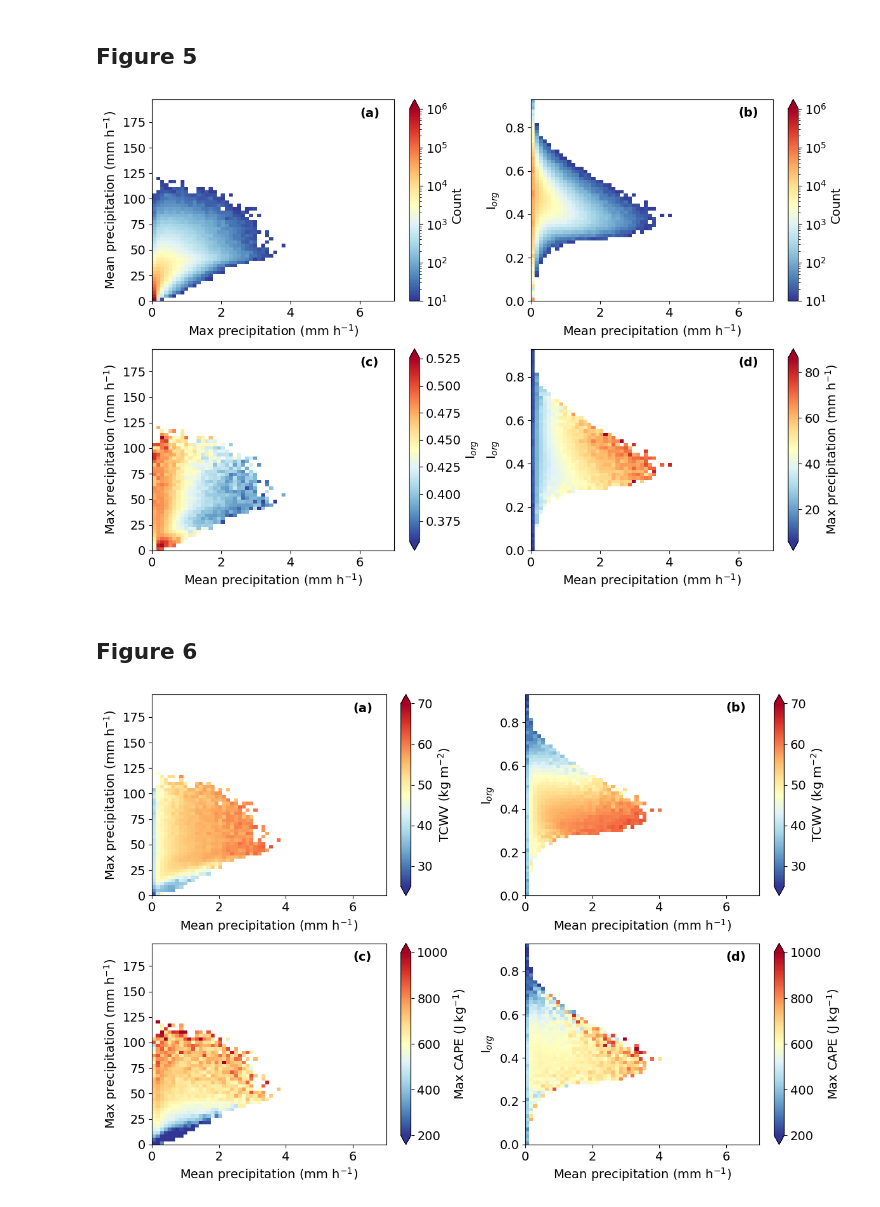
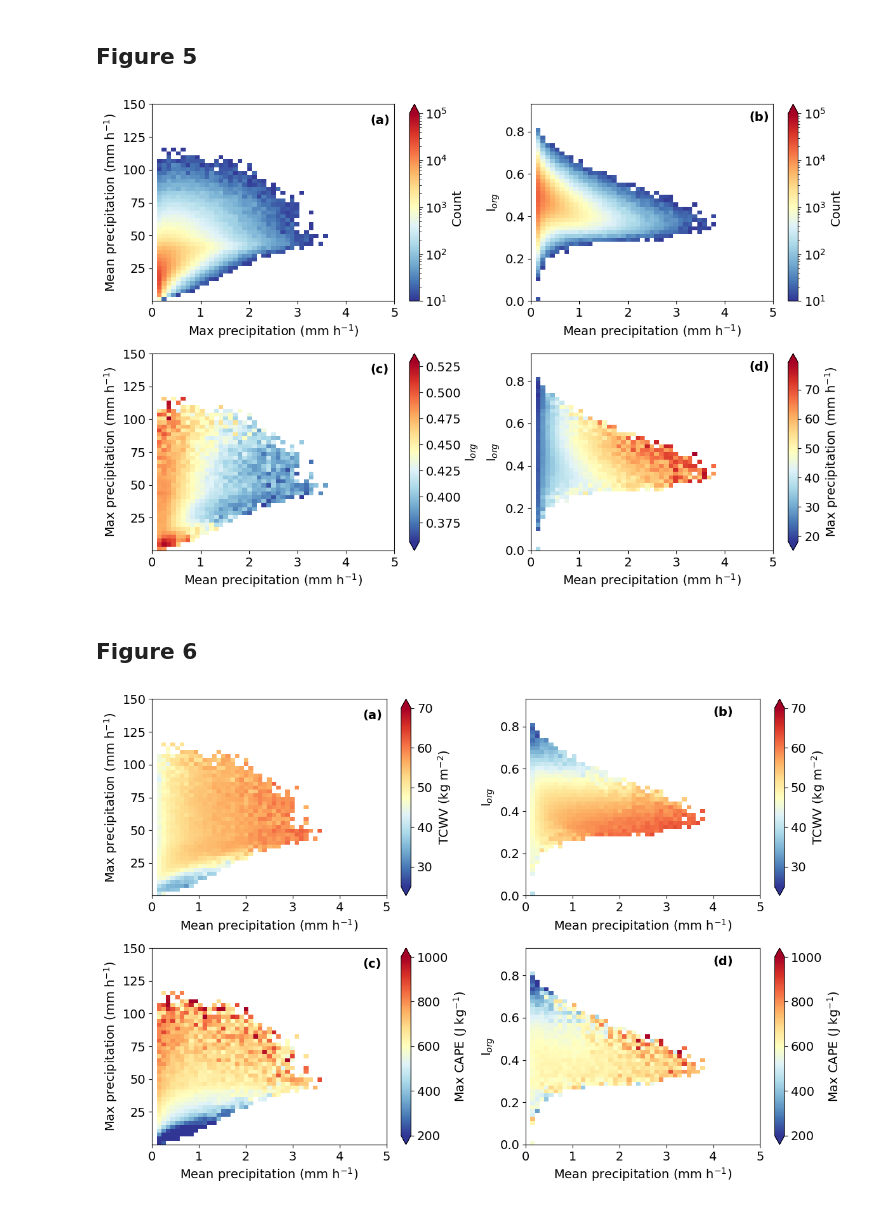
Before and after one commit to mssingh/meso-org, a Jupyter notebook: Analysis/environmental_conditions/Fig5-6.ipynb, the cells around one changed output. Saved outputs shown, nothing was run; the diff lists cells and outputs as text; code cells hidden in the pictures.

Commit message:
make figures look nicer

```diff
--- a/Analysis/environmental_conditions/Fig5-6.ipynb
+++ b/Analysis/environmental_conditions/Fig5-6.ipynb
@@ -67,7 +67,7 @@ mean_pr_1D = mean_pr_match.values.flatten()
 iorg_1D = iorg_match.values.flatten()
 max_pr_1D = max_pr_match.values.flatten()
 # %%
-def compute_2d_hist(x, y, xmin=0, xmax=7, ymin=None, ymax=None, nbins=50, counts_thresh=10):
+def compute_2d_hist(x, y, xmin=0.1, xmax=5, ymin=None, ymax=None, nbins=50, counts_thresh=10):
     '''
     Compute a 2D histogram of data density based on the input x and y
     '''
@@ -88,10 +88,10 @@ def compute_2d_hist(x, y, xmin=0, xmax=7, ymin=None, ymax=None, nbins=50, counts
     X, Y = np.meshgrid(xedges, yedges)
     return X, Y, counts_masked.T
 # %%
-X1, Y1, mean_max_hist = compute_2d_hist(mean_pr_1D, max_pr_1D, nbins=60, counts_thresh=10)
-X2, Y2, mean_iorg_hist = compute_2d_hist(mean_pr_1D, iorg_1D, nbins=60, counts_thresh=10)
+X1, Y1, mean_max_hist = compute_2d_hist(mean_pr_1D, max_pr_1D, ymin=0.1, ymax=150, nbins=50, counts_thresh=10)
+X2, Y2, mean_iorg_hist = compute_2d_hist(mean_pr_1D, iorg_1D, nbins=50, counts_thresh=10)
 # %%
-def compute_2d_hist_stat(x, y, z, xmin=0, xmax=7, ymin=None, ymax=None, nbins=50, counts_thresh=10):
+def compute_2d_hist_stat(x, y, z, xmin=0.1, xmax=5, ymin=None, ymax=None, nbins=50, counts_thresh=10):
     '''
     Compute a 2D histogram of data density based on the input x and y
     And get the stats of the 2D histogram based on z (environmental conditions in our case)
@@ -125,74 +125,74 @@ def compute_2d_hist_stat(x, y, z, xmin=0, xmax=7, ymin=None, ymax=None, nbins=50
     ## return transpose for plotting
     return {"x": xedges, "y": yedges, "stat": stat.T}
 # %%
-mean_max_iorg = compute_2d_hist_stat(mean_pr_1D, max_pr_1D, iorg_1D, nbins=60, counts_thresh=10)
-mean_iorg_max = compute_2d_hist_stat(mean_pr_1D, iorg_1D, max_pr_1D, nbins=60, counts_thresh=10)
+mean_max_iorg = compute_2d_hist_stat(mean_pr_1D, max_pr_1D, iorg_1D,ymin=0.1, ymax=150, nbins=50, counts_thresh=10)
+mean_iorg_max = compute_2d_hist_stat(mean_pr_1D, iorg_1D, max_pr_1D, nbins=50, counts_thresh=10)
 # %%
 ### Figure 5
 fig = plt.figure(figsize=(12, 8))
 ax1 = fig.add_subplot(221)
 pcm1 = plt.pcolormesh(
     X1, Y1, mean_max_hist,       # note the transpose
-    norm=LogNorm(vmin=10, vmax=10**6),
+    norm=LogNorm(vmin=10, vmax=10**5),
     cmap='RdYlBu_r',
     shading='auto'
 )
 plt.colorbar(pcm1, label="Count",extend ="max")
 plt.xlabel("Max precipitation (mm h$^{-1}$)")
 plt.ylabel("Mean precipitation (mm h$^{-1}$)")
-ax1.set_xlim([0,7])
-ax1.text(6,180, "(a)",fontsize=14, fontweight="bold") # x, y, s
+ax1.set_xlim([0,5])
+ax1.text(4.5,135, "(a)",fontsize=14, fontweight="bold") # x, y, s
 
 ax2 = fig.add_subplot(222)
 pcm2 = plt.pcolormesh(
     X2, Y2, mean_iorg_hist,       # note the transpose
-    norm=LogNorm(vmin=10, vmax=10**6),
+    norm=LogNorm(vmin=10, vmax=10**5),
     cmap='RdYlBu_r',
     shading='auto'
 )
 plt.colorbar(pcm2, label="Count",extend ="max")
 plt.xlabel("Mean precipitation (mm h$^{-1}$)")
 plt.ylabel("I$_{org}$")
-ax2.set_xlim([0,7])
-ax2.text(6,0.85, "(b)",fontsize=14, fontweight="bold") # x, y, s
+ax2.set_xlim([0,5])
+ax2.text(4.5,0.85, "(b)",fontsize=14, fontweight="bold") # x, y, s
 
 
 ax3 = fig.add_subplot(223)
 pcm3 = ax3.pcolormesh(
     mean_max_iorg["x"], mean_max_iorg["y"], mean_max_iorg["stat"],
     cmap='RdYlBu_r', shading='auto',
 )
 cbar = plt.colorbar(pcm3, ax=ax3, label="I$_{org}$",extend="both")
 
 # ax.clabel(cs, inline=True, fmt='%.1f', fontsize=10)
 
 ax3.set_xlabel("Mean precipitation (mm h$^{-1}$)")
 ax3.set_ylabel("Max precipitation (mm h$^{-1}$)")
-ax3.set_xlim([0,7])
-ax3.text(6,180, "(c)",fontsize=14, fontweight="bold") # x, y, s
+ax3.set_xlim([0,5])
+ax3.text(4.5,135, "(c)",fontsize=14, fontweight="bold") # x, y, s
 
 ax4 = fig.add_subplot(224)
 pcm4 = ax4.pcolormesh(
     mean_iorg_max["x"], mean_iorg_max["y"], mean_iorg_max["stat"],
     cmap='RdYlBu_r', shading='auto',
 )
 cbar = plt.colorbar(pcm4, ax=ax4, label="Max precipitation (mm h$^{-1}$)",extend="both")
 
 # ax.clabel(cs, inline=True, fmt='%.1f', fontsize=10)
 
 ax4.set_xlabel("Mean precipitation (mm h$^{-1}$)")
 ax4.set_ylabel("I$_{org}$")
-ax4.set_xlim([0,7])
+ax4.set_xlim([0,5])
 
-ax4.text(6,0.85, "(d)",fontsize=14, fontweight="bold") # x, y, s
+ax4.text(4.5,0.85, "(d)",fontsize=14, fontweight="bold") # x, y, s
 
 plt.tight_layout()
 
 plt.savefig("/home/565/dl6968/meso-org/Figures/Fig5.png", dpi=200, bbox_inches="tight")
 
 plt.show()
 # %% [output]
-[figure, old version]
+[figure, new version]
 # %% [markdown]
 ## Figure 6
 # %%
@@ -218,8 +218,8 @@ cbar = plt.colorbar(pcm1, ax=ax1, label="TCWV (kg m$^{-2}$)",extend="both")
 
 ax1.set_xlabel("Mean precipitation (mm h$^{-1}$)")
 ax1.set_ylabel("Max precipitation (mm h$^{-1}$)")
-ax1.set_xlim([0,7])
-ax1.text(6,180, "(a)",fontsize=14, fontweight="bold") # x, y, s
+ax1.set_xlim([0,5])
+ax1.text(4.5,135, "(a)",fontsize=14, fontweight="bold") # x, y, s
 
 ax2 = fig.add_subplot(223)
 pcm2 = ax2.pcolormesh(
@@ -232,8 +232,8 @@ cbar = plt.colorbar(pcm2, ax=ax2, label="Max CAPE (J kg$^{-1}$)",extend="both")
 
 ax2.set_xlabel("Mean precipitation (mm h$^{-1}$)")
 ax2.set_ylabel("Max precipitation (mm h$^{-1}$)")
-ax2.set_xlim([0,7])
-ax2.text(6,180, "(c)",fontsize=14, fontweight="bold") # x, y, s
+ax2.set_xlim([0,5])
+ax2.text(4.5,135, "(c)",fontsize=14, fontweight="bold") # x, y, s
 
 
 ax3 = fig.add_subplot(222)
@@ -247,8 +247,8 @@ cbar = plt.colorbar(pcm3, ax=ax3, label="TCWV (kg m$^{-2}$)",extend="both")
 
 ax3.set_ylabel("I$_{org}$")
 ax3.set_xlabel("Mean precipitation (mm h$^{-1}$)")
-ax3.set_xlim([0,7])
-ax3.text(6,0.85, "(b)",fontsize=14, fontweight="bold") # x, y, s
+ax3.set_xlim([0,5])
+ax3.text(4,0.85, "(b)",fontsize=14, fontweight="bold") # x, y, s
 
 ax4 = fig.add_subplot(224)
 pcm4 = ax4.pcolormesh(
@@ -261,12 +261,12 @@ cbar = plt.colorbar(pcm4, ax=ax4, label="Max CAPE (J kg$^{-1}$)",extend="both")
 
 ax4.set_ylabel("I$_{org}$")
 ax4.set_xlabel("Mean precipitation (mm h$^{-1}$)")
-ax4.set_xlim([0,7])
-ax4.text(6,0.85, "(d)",fontsize=14, fontweight="bold") # x, y, s
+ax4.set_xlim([0,5])
+ax4.text(4,0.85, "(d)",fontsize=14, fontweight="bold") # x, y, s
 
 plt.tight_layout()
 
 plt.savefig("/home/565/dl6968/meso-org/Figures/Fig6.png", dpi=200, bbox_inches="tight")
 plt.show()
 # %% [output]
-[figure, old version]
+[figure, new version]
```
Also changed, not shown: parts of 1 cell of this notebook, 4 other files.
